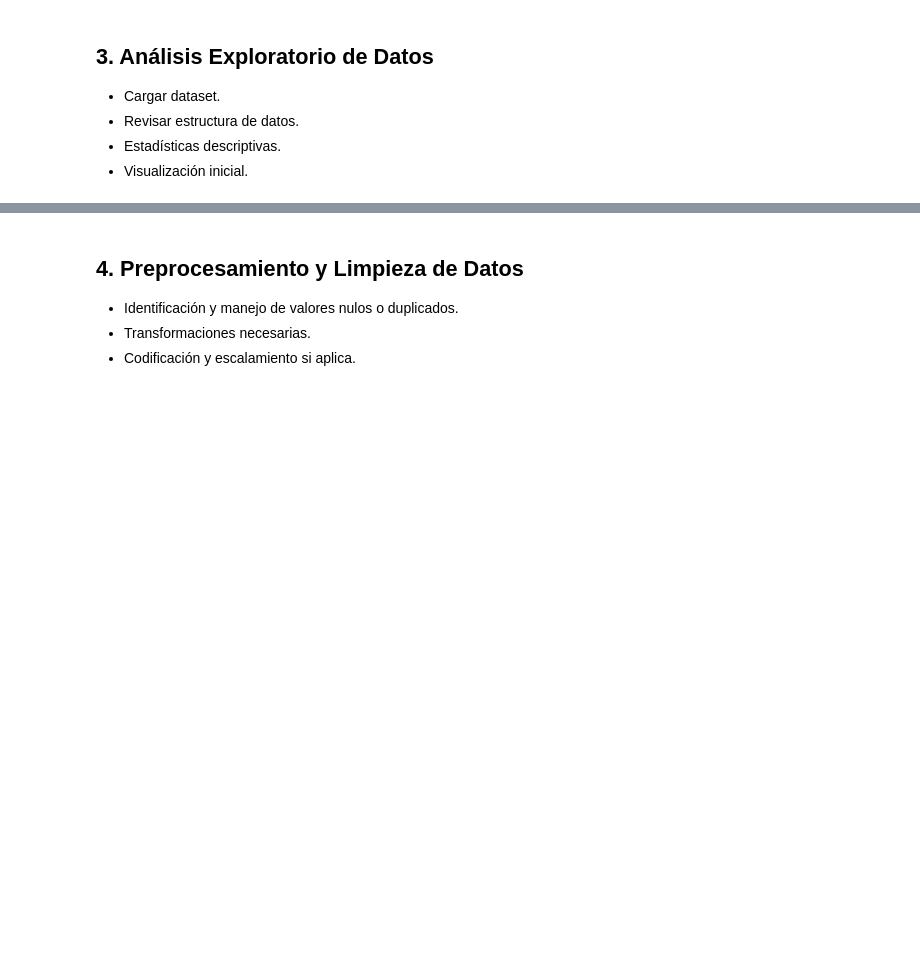
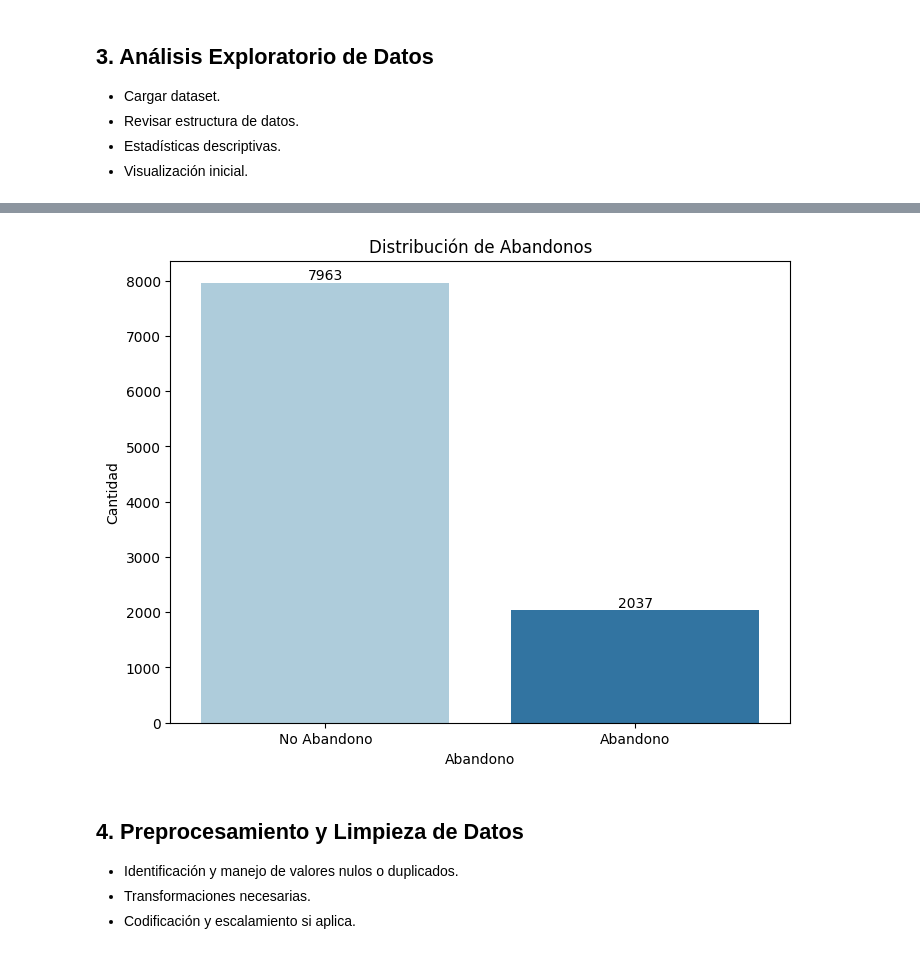
Before and after one commit to DarkinMC/CustomerChurn_Prediction_BankingSector_1AN-213_HAN_G4, a Jupyter notebook: Bank_customer_churn_pred.ipynb, the cells around one changed output, grey strips where cells are left out. Cells and saved outputs as stored; diff of their text form; code cells hidden in the pictures; blank space fills up the shorter version.

```diff
--- a/Bank_customer_churn_pred.ipynb
+++ b/Bank_customer_churn_pred.ipynb
@@ -55,4 +55,5 @@ import scipy
 from sklearn.metrics import classification_report,accuracy_score
 # %%
 # Cargar datos
-a
+df = pd.read_csv('Churn_Modelling.csv')
+df.head()
@@ -59,3 +122,16 @@ a
+# %%
+# Graficar la cantidad de Abandonos
+plt.figure(figsize=(8, 6))
+ax = sns.countplot(data=df, x='Exited', legend=False, palette='Paired', hue="Exited")
+ax.bar_label(ax.containers[1])
+ax.bar_label(ax.containers[0])
+plt.title('Distribución de Abandonos')
+plt.xlabel('Abandono')
+plt.ylabel('Cantidad')
+plt.xticks([0, 1], ['No Abandono', 'Abandono'])
+plt.show()
+# %% [output]
+[figure, added]
 # %% [markdown]
 ## 4. Preprocesamiento y Limpieza de Datos
 - Identificación y manejo de valores nulos o duplicados.
```
Also changed, not shown: parts of 4 cells of this notebook, 1 other file.
